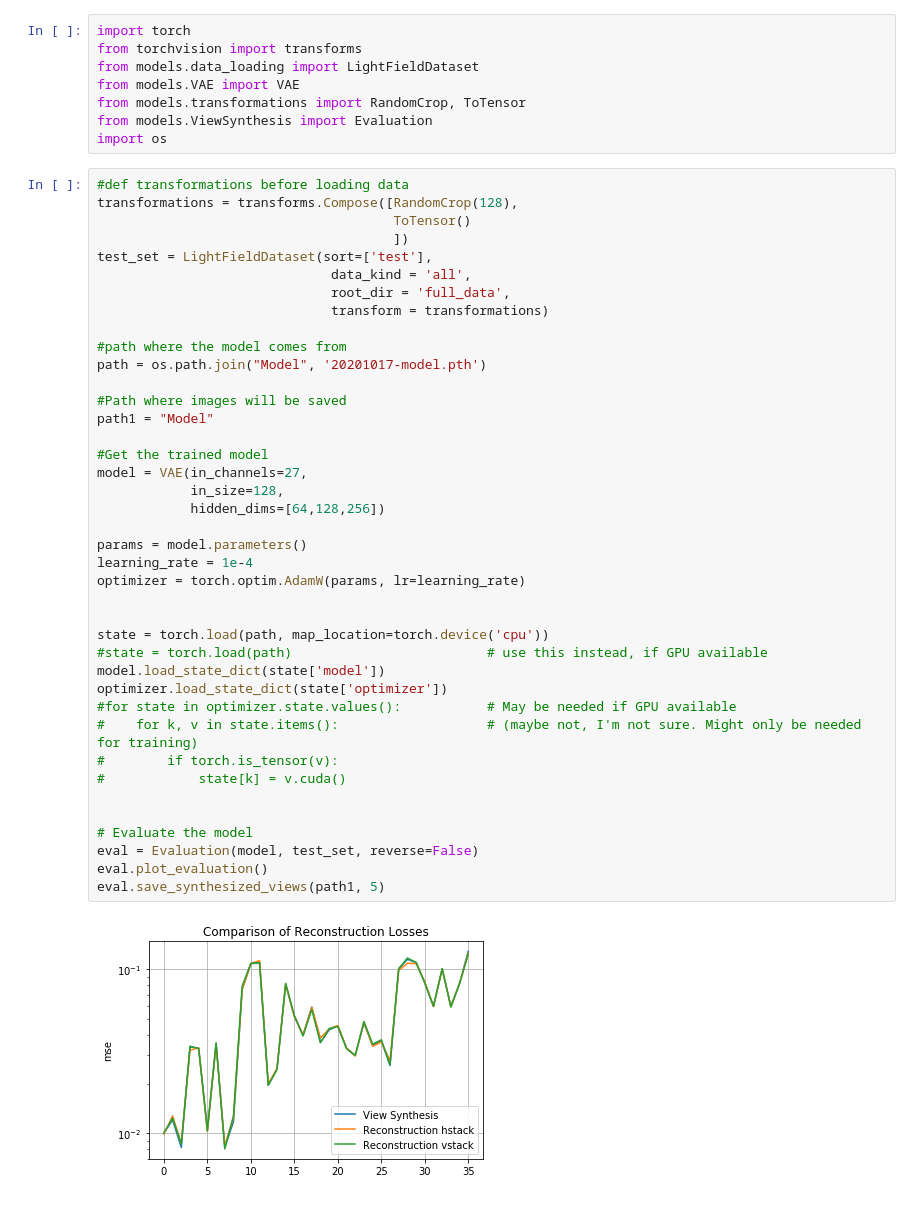
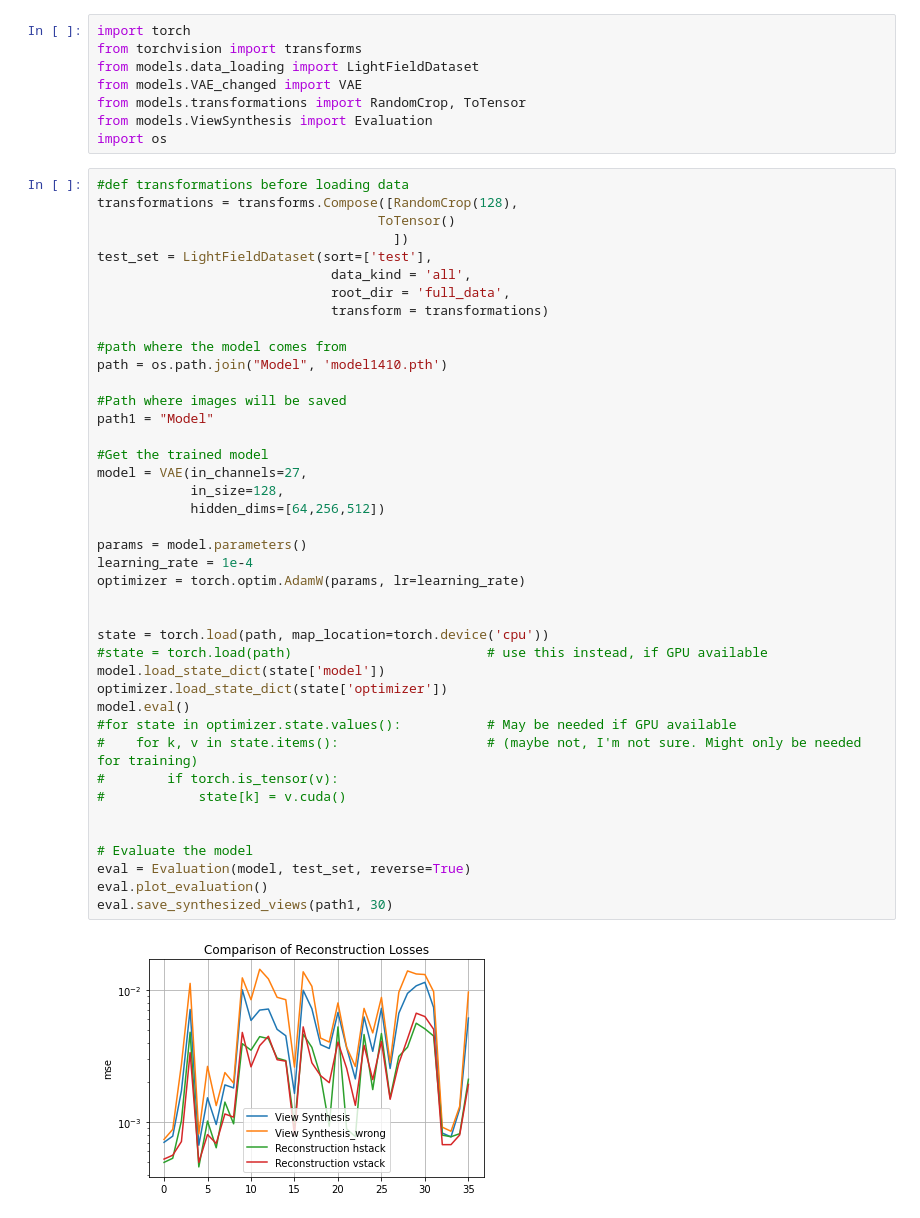
Before and after one commit to imntl/lightfield-3dcv, a Jupyter notebook: View_Synthesis.ipynb, the cells around one changed output. Saved outputs shown, nothing was run; the diff lists cells and outputs as text.

```diff
--- a/View_Synthesis.ipynb
+++ b/View_Synthesis.ipynb
@@ -2,49 +2,50 @@
 import torch
 from torchvision import transforms
 from models.data_loading import LightFieldDataset
-from models.VAE import VAE
+from models.VAE_changed import VAE
 from models.transformations import RandomCrop, ToTensor
 from models.ViewSynthesis import Evaluation
 import os
 # %%
 #def transformations before loading data
 transformations = transforms.Compose([RandomCrop(128),
-                                      ToTensor()
+                                    ToTensor()
                                       ])
 test_set = LightFieldDataset(sort=['test'],
                               data_kind = 'all',
                               root_dir = 'full_data',
                               transform = transformations)
 
 #path where the model comes from
-path = os.path.join("Model", '20201017-model.pth')
+path = os.path.join("Model", 'model1410.pth')
 
 #Path where images will be saved
 path1 = "Model"
 
 #Get the trained model
 model = VAE(in_channels=27,
             in_size=128,
-            hidden_dims=[64,128,256])
+            hidden_dims=[64,256,512])
 
 params = model.parameters()
 learning_rate = 1e-4
 optimizer = torch.optim.AdamW(params, lr=learning_rate)
 
 
 state = torch.load(path, map_location=torch.device('cpu'))
 #state = torch.load(path)                         # use this instead, if GPU available
 model.load_state_dict(state['model'])
 optimizer.load_state_dict(state['optimizer'])
+model.eval()
 #for state in optimizer.state.values():           # May be needed if GPU available
 #    for k, v in state.items():                   # (maybe not, I'm not sure. Might only be needed for training)
 #        if torch.is_tensor(v):
 #            state[k] = v.cuda()
 
 
 # Evaluate the model
-eval = Evaluation(model, test_set, reverse=False)
+eval = Evaluation(model, test_set, reverse=True)
 eval.plot_evaluation()
-eval.save_synthesized_views(path1, 5)
+eval.save_synthesized_views(path1, 30)
 # %% [output]
-[figure, old version]
+[figure, new version]
```
